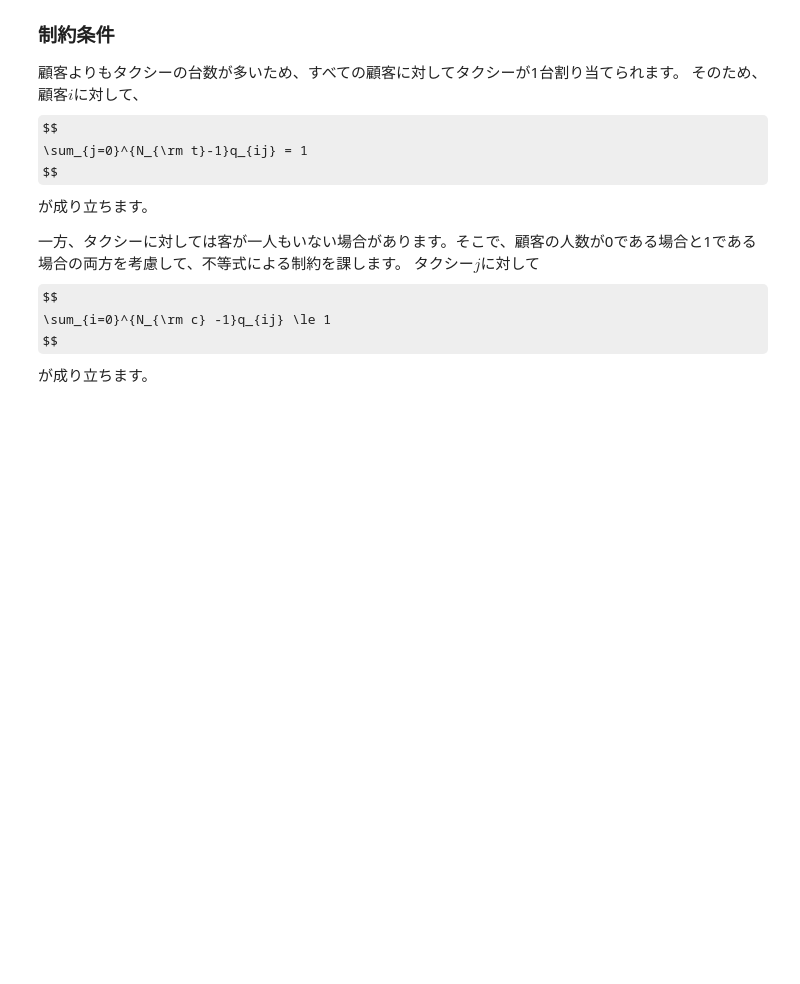
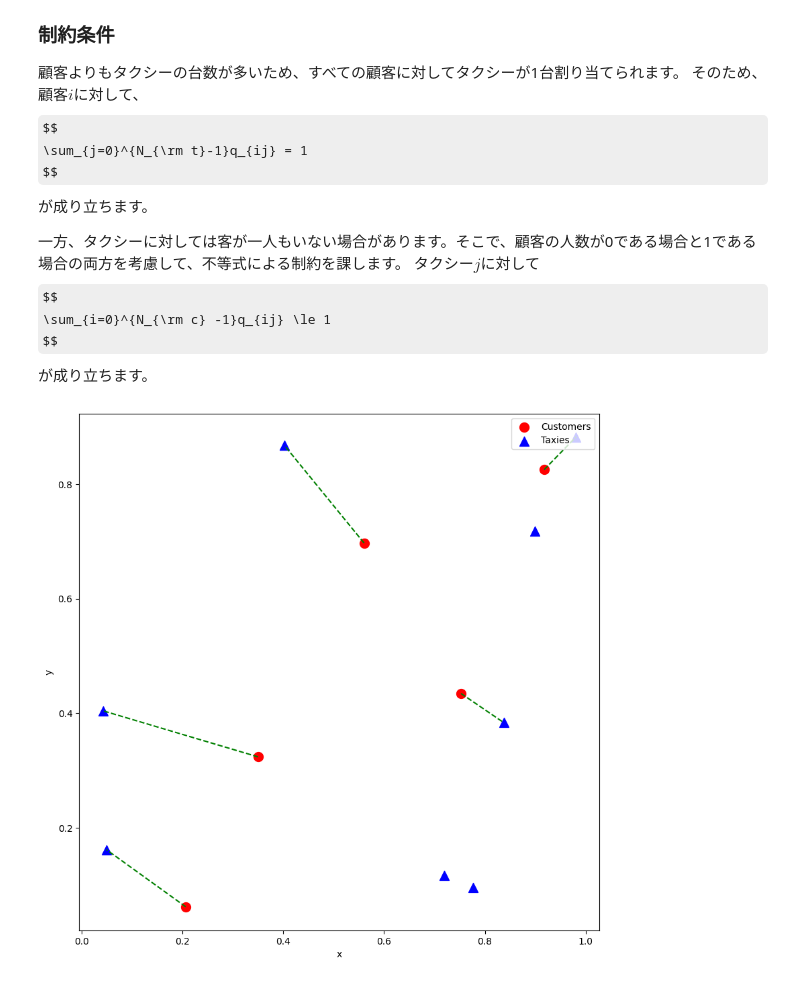
Before and after one commit to fixstars/amplify-examples, a Jupyter notebook: notebooks/ja/tutorials/2-app-taxi.ipynb, the cells around one changed output. Saved outputs shown, nothing was run; the diff lists cells and outputs as text; code cells hidden in the pictures; some formulas as TeX source; blank space fills up the shorter version.

```diff
--- a/notebooks/ja/tutorials/2-app-taxi.ipynb
+++ b/notebooks/ja/tutorials/2-app-taxi.ipynb
@@ -132,7 +132,7 @@ q = gen_symbols(BinaryPoly, N, N)
 # %%
 from amplify import sum_poly
 
-cost = sum_poly(N, lambda i: sum_poly(N, lambda j: d[i][j] * q[i][j]))
+cost = sum_poly(d * q)
 # %% [markdown]
 次に、制約条件を定めます。
 
@@ -140,13 +140,12 @@ cost = sum_poly(N, lambda i: sum_poly(N, lambda j: d[i][j] * q[i][j]))
 # %%
 from amplify import sum_poly, BinaryQuadraticModel
-from amplify.constraint import equal_to
+from amplify.constraint import equal_to, one_hot
 
 customer_has_one_taxi = sum(
-    [equal_to(sum_poly(N, lambda j: q[i][j]), 1) for i in range(N)]
+    [one_hot(q[i]) for i in range(N)]
 )
-
 taxi_has_one_customer = sum(
-    [equal_to(sum_poly(N, lambda i: q[i][j]), 1) for j in range(N)]
+    [one_hot(q[:, j]) for j in range(N)]
 )
 
 constraints = customer_has_one_taxi + taxi_has_one_customer
@@ -172,6 +171,7 @@ from amplify.client import FixstarsClient
 client = FixstarsClient()
 client.parameters.timeout = 1000  # タイムアウト1秒
 # client.token = "xxxxxxxxxxxxxxxxxxxxxxxxxxxxxxxx"  # ローカル環境で使用する場合は、Amplify AEのアクセストークンを入力してください
+client.parameters.outputs.num_outputs = 0
 
 # ソルバーを設定
 solver = Solver(client)
@@ -183,8 +183,6 @@ result = solver.solve(model)
 
 decode_solution 関数を用いて、始めに定義した変数に代入することで、最終的な解を得ることができます。
 # %%
-from amplify import decode_solution
-
 # result が空の場合は制約条件が満たされず、解が求まらない
 if len(result) == 0:
     raise RuntimeError("Given constraint conditions are not satisfied")
@@ -193,6 +191,6 @@ for sol in result:
     values = sol.values
     energy = sol.energy
     print(f"energy = {energy}")
-    print(f"q = {decode_solution(q, values)}")
+    print(f"q = {q.decode(values)}")
 
-solution = np.array(decode_solution(q, result[0].values))
+solution = np.array(q.decode(result[0].values))
@@ -263,7 +270,7 @@ $$
 が成り立ちます。
 # %%
 import numpy as np
-from amplify import decode_solution, gen_symbols, BinaryPoly, sum_poly, Solver
+from amplify import BinarySymbolGenerator, BinaryPoly, sum_poly, Solver
 from amplify.constraint import less_equal, equal_to
 from amplify.client import FixstarsClient
 
@@ -274,7 +281,8 @@ Nt = 8  # タクシーの数
 Lc, Lt, d = gen_random_locations(Nc, Nt)
 
 # QUBO変数を生成
-q = gen_symbols(BinaryPoly, Nc, Nt)
+gen = BinarySymbolGenerator()
+q = gen.array(Nc, Nt)
 
 # 目的関数
 cost = sum_poly(Nc, lambda i: sum_poly(Nt, lambda j: d[i][j] * q[i][j]))
@@ -295,31 +303,33 @@ taxi_has_one_or_less_customer = sum(
 constraints = customer_has_one_taxi + taxi_has_one_or_less_customer
 
 ############################################################################################
 
 # 目的関数と制約条件オブジェクトを足して論理模型を構築
 constraints *= np.amax(d)  # 強さを設定
 model = cost + constraints
 
 # クライアントを設定
 client = FixstarsClient()
 client.parameters.timeout = 1000  # タイムアウト1秒
 # client.token = "xxxxxxxxxxxxxxxxxxxxxxxxxxxxxxxx"  # ローカル環境で使用する場合は、Amplify AEのアクセストークンを入力してください
 
 # ソルバーを設定
 solver = Solver(client)
 
 # 問題を解く
 result = solver.solve(model)
 
 # result が空の場合は制約条件が満たさていない
 if len(result) == 0:
     raise RuntimeError("Given constraint conditions are not satisfied")
 
-solution = np.array(decode_solution(q, result[0].values))
+solution = np.array(q.decode(result[0].values))
 
 customers = np.where(solution == 1)[0]  # 顧客のインデックスのリスト
 taxies = np.where(solution == 1)[1]  # 顧客のリスト
 matches = list(zip(customers, taxies))  # マッチさせる顧客とタクシーのインデックス
 
 # 顧客とタクシーのマッチングをプロット
 plot_matching(loc_customers=Lc, loc_taxies=Lt, matches=matches)
+# %% [output]
+[figure, added]
```
Also changed, not shown: parts of 5 cells of this notebook, 9 other files.
